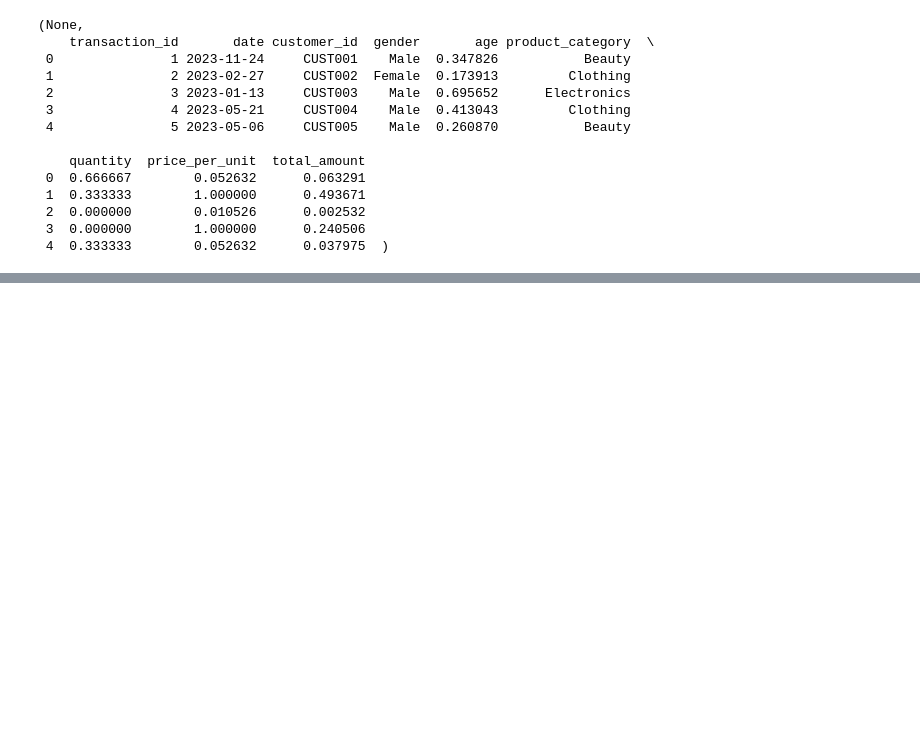
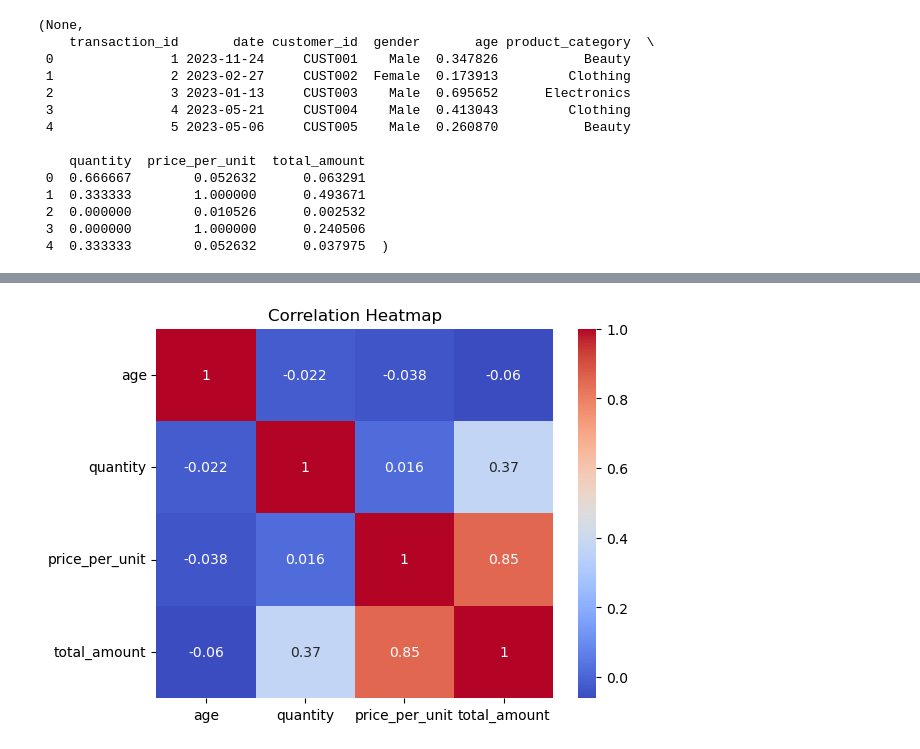
Before and after one commit to tazeenq/team27_project, a Jupyter notebook: src/project_code.ipynb, the cells around one changed output, grey strips where cells are left out. Cells and saved outputs as stored; diff of their text form; code cells hidden in the pictures; blank space fills up the shorter version.

```diff
--- a/src/project_code.ipynb
+++ b/src/project_code.ipynb
@@ -116,0 +129,13 @@ memory usage: 70.3+ KB
+# %%
+#Selecting numerical columns
+numerical_cols = ['age', 'quantity', 'price_per_unit', 'total_amount']
+
+#Calculating correlation
+correlation_matrix = normalized_dataset[numerical_cols].corr()
+
+#Visualizing the correlation matrix
+sns.heatmap(correlation_matrix, annot=True, cmap='coolwarm')
+plt.title("Correlation Heatmap")
+plt.show()
+# %% [output]
+[figure, added]
```
Also changed, not shown: parts of 13 cells of this notebook.
